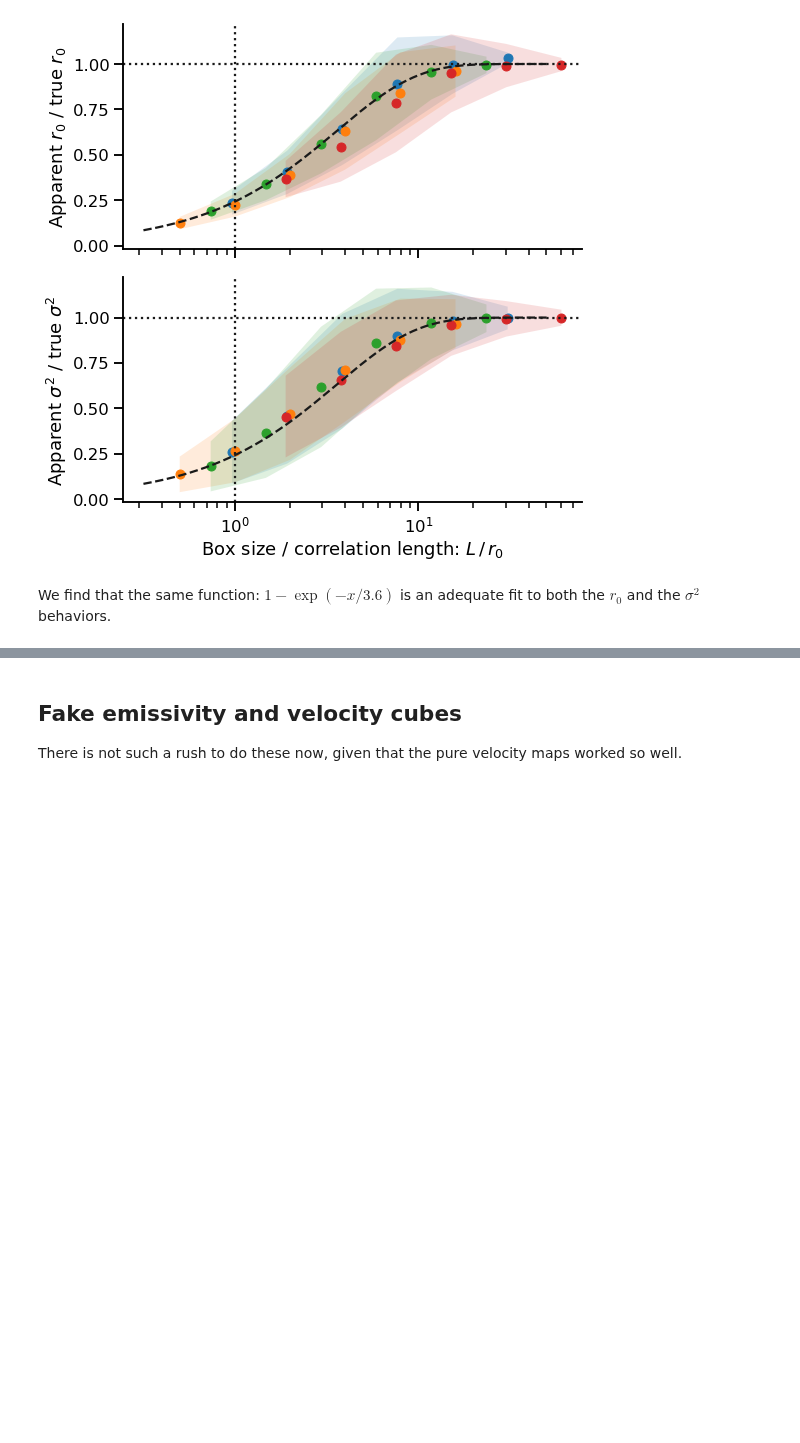
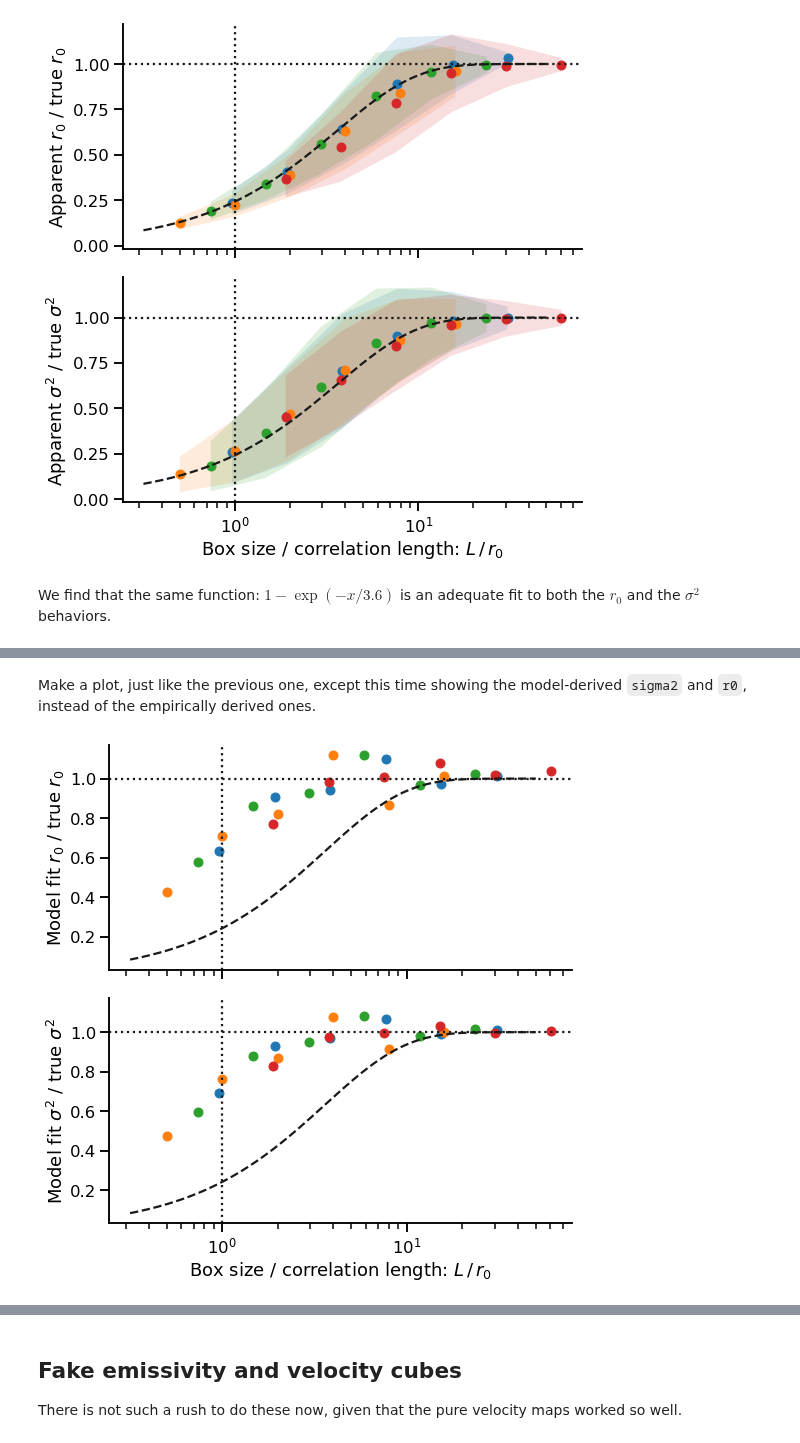
Before and after one commit to JavGVastro/PhD.Paper, a Jupyter notebook: Fake-Maps/fake-maps-finite.ipynb, the cells around one changed output, grey strips where cells are left out. Drawn from its saved outputs; the diff is of its cells as text; code cells hidden in the pictures; blank space fills up the shorter version.

Commit message:
Do model fits to the finite box effect
This works very well. We can extract reliable model parameters so long
as L > 3 r0. This should cover all the cases that we have in the H II
region sources.

```diff
--- a/Fake-Maps/fake-maps-finite.ipynb
+++ b/Fake-Maps/fake-maps-finite.ipynb
@@ -626,0 +678,2 @@ We find that the same function: $1 - \exp(-x / 3.6)$ is an adequate fit to both
+# %%
+fdata = fit_models_to_splits(splits)
@@ -626,0 +699,3 @@ We find that the same function: $1 - \exp(-x / 3.6)$ is an adequate fit to both
+# %%
+fdata_m07 = fit_models_to_splits(splits_m07)
+fdata_m07
@@ -626,0 +719,3 @@ We find that the same function: $1 - \exp(-x / 3.6)$ is an adequate fit to both
+# %%
+fdata_m15 = fit_models_to_splits(splits_m15)
+fdata_m15
@@ -626,0 +739,3 @@ We find that the same function: $1 - \exp(-x / 3.6)$ is an adequate fit to both
+# %%
+fdata_r16 = fit_models_to_splits(splits_r16)
+fdata_r16
@@ -626,0 +759,63 @@ We find that the same function: $1 - \exp(-x / 3.6)$ is an adequate fit to both
+# %% [markdown]
+Make a plot, just like the previous one, except this time showing the model-derived `sigma2` and `r0`, instead of the empirically derived ones.
+# %%
+fig, (ax1, ax2) = plt.subplots(
+    2,
+    1,
+    sharex=True,
+    sharey=True,
+    figsize=(8, 8),
+)
+for data in [
+    fdata_r16,
+    fdata,
+    fdata_m15,
+    fdata_m07,
+]:
+    x = data["L_over_r0"]
+    ax1.plot(x, data["r0mean"], linestyle="none", marker="o")
+#    ax1.fill_between(
+#        x,
+#        data["r0mean"] - data["r0sig"],
+#        data["r0mean"] + data["r0sig"],
+#        alpha=0.15,
+#        lw=0,
+#        zorder=-1,
+#    )
+    ax2.plot(x, data["sig2mean"], linestyle="none", marker="o")
+#    ax2.fill_between(
+#        x,
+#        data["sig2mean"] - data["sig2sig"],
+#        data["sig2mean"] + data["sig2sig"],
+#        alpha=0.15,
+#        lw=0,
+#        zorder=-1,
+#    )
+xgrid = np.logspace(-0.5, 1.7, 200)
+for ax in [ax1, ax2]:
+    ax.axvline(1.0, color="k", linestyle="dotted")
+    ax.axhline(1.0, color="k", linestyle="dotted")
+    ax.plot(
+        xgrid,
+        finite_box_effect(xgrid, scale=3.6),
+        color="k",
+        linestyle="dashed",
+    )
+
+
+ax1.set(
+    ylabel=r"Model fit $r_0$ / true $r_0$",
+)
+ax2.set(
+    xscale="log",
+    # yscale="log",
+    # xlim=[1, 300],
+    # ylim=[0, None],
+    xlabel=r"Box size / correlation length: $L\, /\, r_0$",
+    ylabel=r"Model fit $\sigma^2$ / true $\sigma^2$",
+)
+sns.despine()
+fig.tight_layout()
+fig.savefig("fake-finite-box-fits.pdf")
+# %% [output]
+[figure, added]
```
Also changed, not shown: parts of 21 cells of this notebook, 2 other files.
